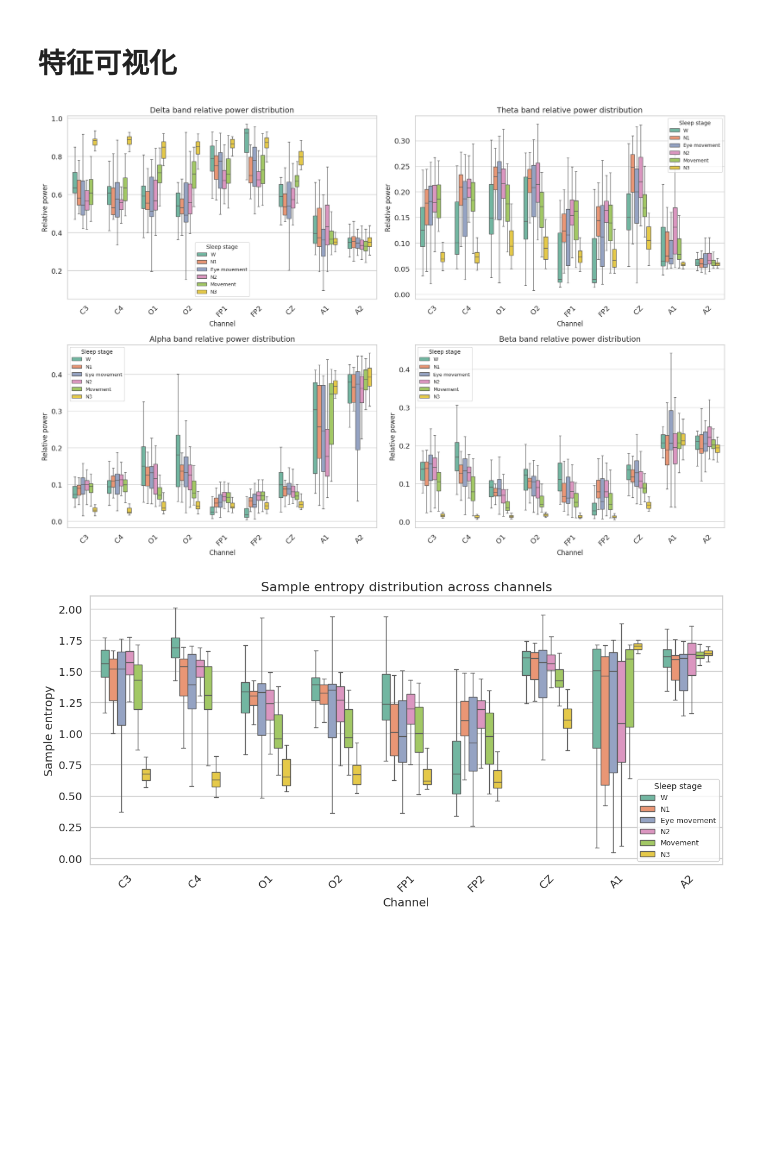
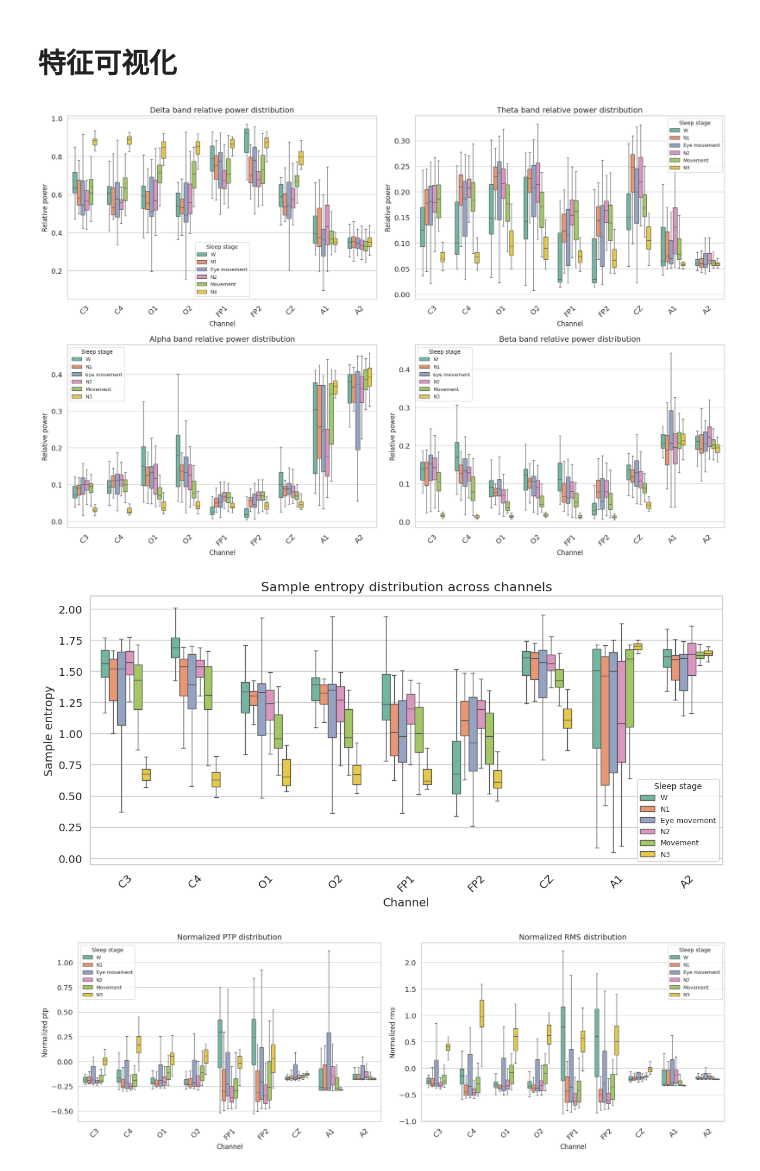
Before and after one commit to Invisiphantom/Python-Table, a Jupyter notebook: EEG/demo.ipynb, the cells around one changed output. Drawn from its saved outputs; the diff is of its cells as text; code cells hidden in the pictures; blank space fills up the shorter version.

```diff
--- a/EEG/demo.ipynb
+++ b/EEG/demo.ipynb
@@ -73,6 +73,12 @@ for i, epoch in enumerate(epochs):
     # 计算计算样本熵(Sample Entropy)
     sampen = np.array([sample_entropy(data[j, :], order=2, metric="chebyshev") for j in range(data.shape[0])])
 
+    # 计算时域特征
+    # 峰峰值(Peak-to-peak): 最大最小值差
+    ptp = np.ptp(data, axis=1)
+    # 均方根(Root Mean Square): 信号能量指标
+    rms = np.sqrt(np.mean(data**2, axis=1))
+
     # 记录特征
     for ch_idx, ch in enumerate(raw.ch_names):
         features.append(
@@ -84,6 +90,8 @@ for i, epoch in enumerate(epochs):
                 "alpha": rel_alpha[ch_idx],
                 "beta": rel_beta[ch_idx],
                 "sampen": sampen[ch_idx],
+                "ptp": ptp[ch_idx],
+                "rms": rms[ch_idx],
             }
         )
 
@@ -115,30 +123,65 @@ for i, band in enumerate(bands):
     plt.ylabel("Relative power", fontsize=12)
     plt.legend(title="Sleep stage", title_fontsize=10, fontsize=9)
     plt.xticks(rotation=45)
 
 plt.tight_layout()
 plt.show()
 
 # 绘制样本熵分布箱线图
 plt.figure(figsize=(12, 6))
 sns.boxplot(
     x="channel",
     y="sampen",
     hue="stage",
     data=features_df,
     order=raw.ch_names,
     hue_order=annotations["Annotation"].unique().tolist(),
     palette="Set2",
     width=0.7,
     showfliers=False,
 )
 plt.title("Sample entropy distribution across channels", fontsize=16)
 plt.xlabel("Channel", fontsize=14)
 plt.ylabel("Sample entropy", fontsize=14)
 plt.legend(title="Sleep stage", title_fontsize=10, fontsize=9)
 plt.xticks(rotation=45)
 plt.tight_layout()
 plt.show()
+
+
+# 绘制时域特征分布箱线图
+# 计算每个通道的z-score标准化
+features_df_norm = features_df.copy()
+for ch in raw.ch_names:
+    for feature in ["ptp", "rms"]:
+        mask = features_df["channel"] == ch
+        mean = features_df.loc[mask, feature].mean()
+        std = features_df.loc[mask, feature].std()
+        features_df_norm.loc[mask, feature] = (features_df.loc[mask, feature] - mean)/std
+
+# 绘制标准化后的时域特征分布
+plt.figure(figsize=(18, 6))
+for i, feature in enumerate(["ptp", "rms"], 1):
+    plt.subplot(1, 2, i)
+    sns.boxplot(
+        x="channel",
+        y=feature,
+        hue="stage",
+        data=features_df_norm,
+        order=raw.ch_names,
+        hue_order=annotations["Annotation"].unique().tolist(),
+        palette="Set2",
+        width=0.7,
+        showfliers=False,
+    )
+    plt.title(f"Normalized {feature.upper()} distribution", fontsize=14)
+    plt.xlabel("Channel", fontsize=12)
+    plt.ylabel(f"Normalized {feature}", fontsize=12)
+    plt.legend(title="Sleep stage", title_fontsize=10, fontsize=9)
+    plt.xticks(rotation=45)
+plt.tight_layout()
+plt.show()
 # %% [output]
 [figure]
 [figure]
+[figure, added]
```
Also changed, not shown: parts of 1 cell of this notebook.
